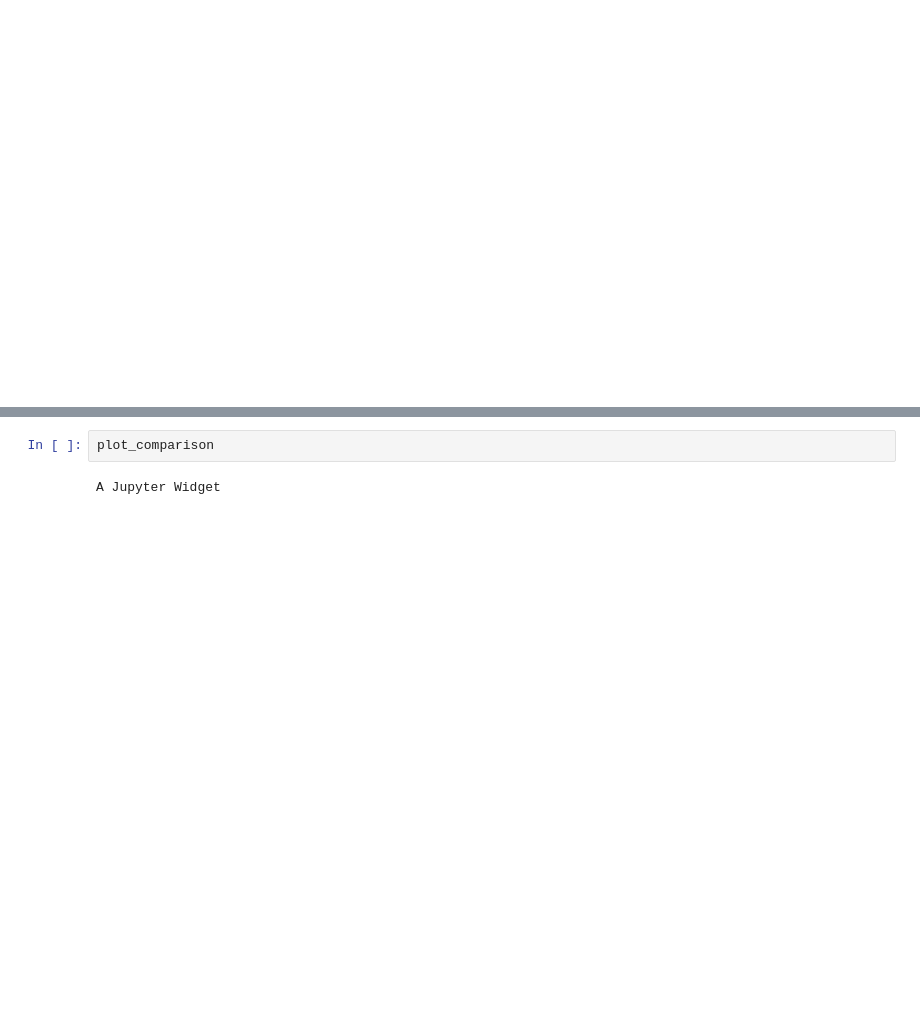
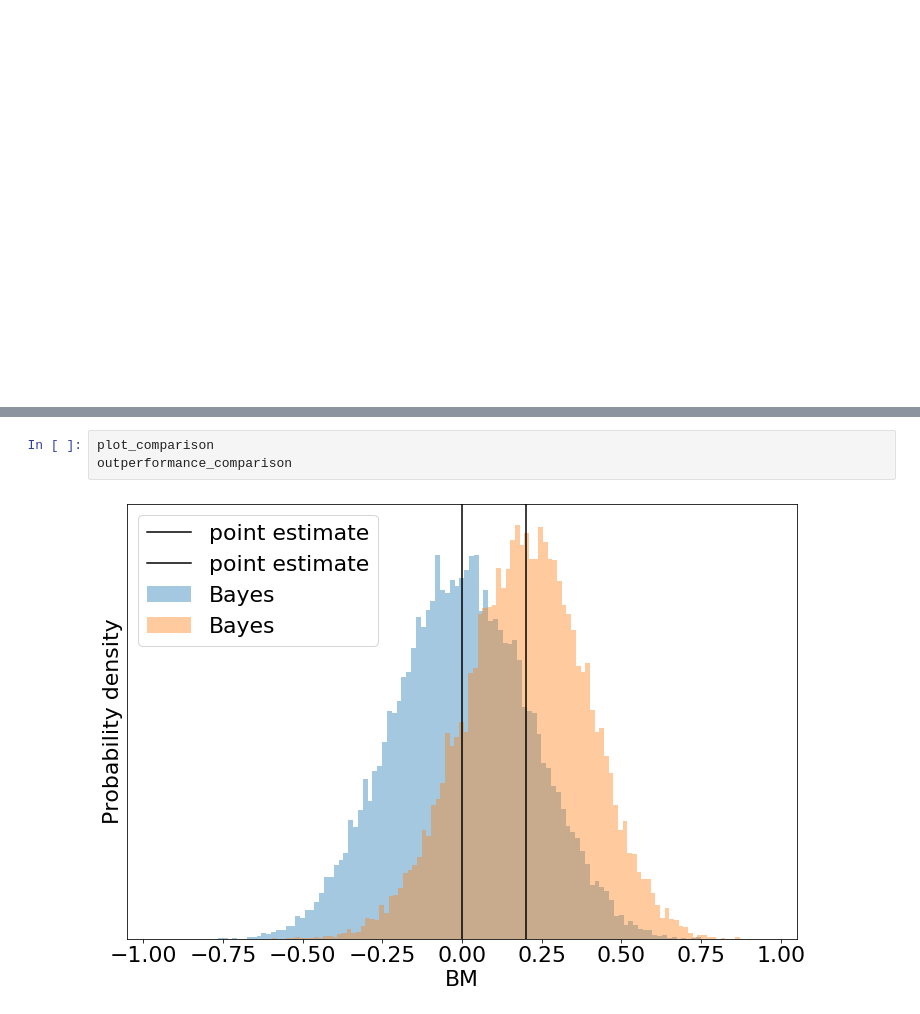
Before and after one commit to niklastoe/classifier_metric_uncertainty, a Jupyter notebook: interactive_notebook.ipynb, the cells around one changed output, grey strips where cells are left out. Cells and saved outputs as stored; diff of their text form; blank space fills up the shorter version.

```diff
--- a/interactive_notebook.ipynb
+++ b/interactive_notebook.ipynb
@@ -317,4 +327,5 @@ A Jupyter Widget
 # %%
 plot_comparison
+outperformance_comparison
 # %% [output]
-A Jupyter Widget
+[figure, added]
```
Also changed, not shown: parts of 7 cells of this notebook.
